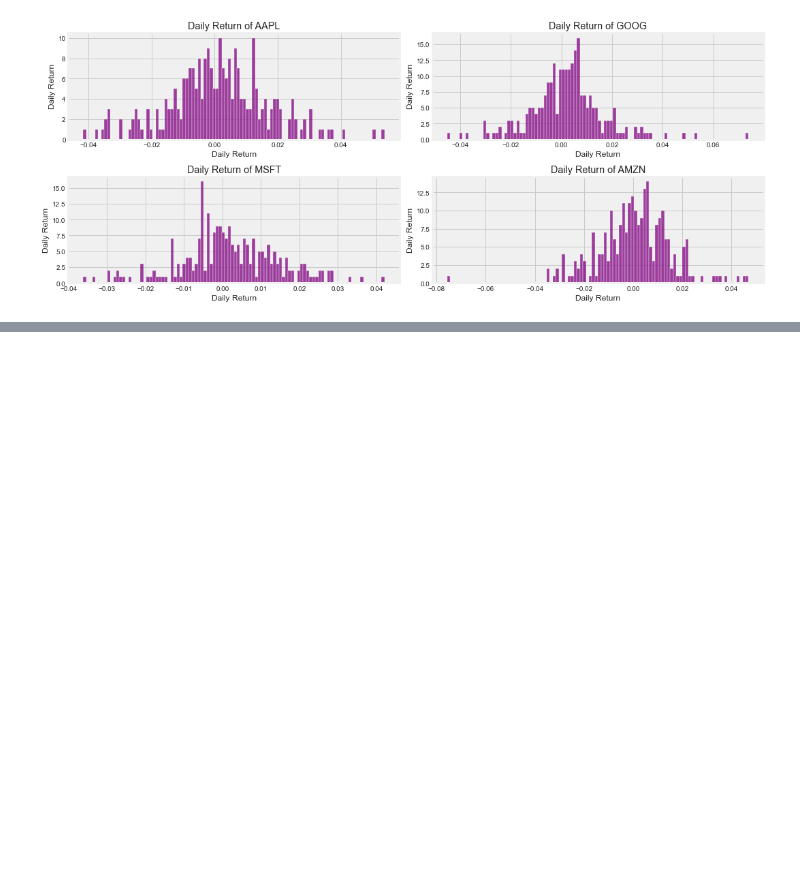
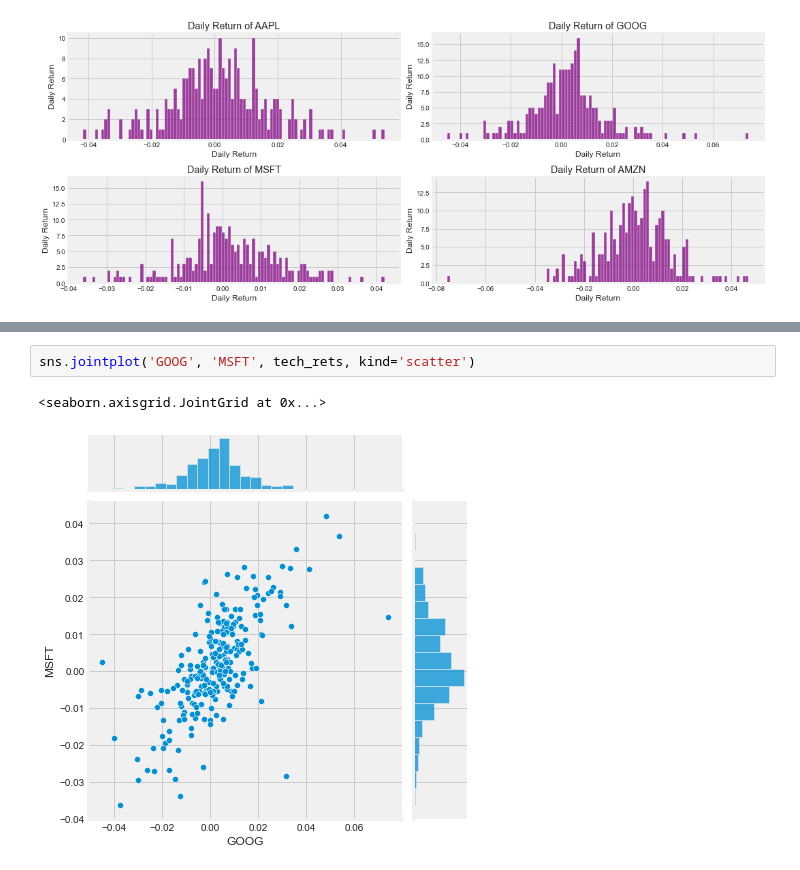
Before and after one commit to asyncADHD/data-ML_model, a Jupyter notebook: Stocks/Stock_analysis.ipynb, the cells around one changed output, grey strips where cells are left out. Drawn from its saved outputs; the diff is of its cells as text; blank space fills up the shorter version.

```diff
--- a/Stocks/Stock_analysis.ipynb
+++ b/Stocks/Stock_analysis.ipynb
@@ -173,0 +208,5 @@ plt.tight_layout()
+# %%
+sns.jointplot('GOOG', 'MSFT', tech_rets, kind='scatter')
+# %% [output]
+<seaborn.axisgrid.JointGrid at 0x...>
+[figure, added]
```
Also changed, not shown: parts of 8 cells of this notebook, 1 other file.
